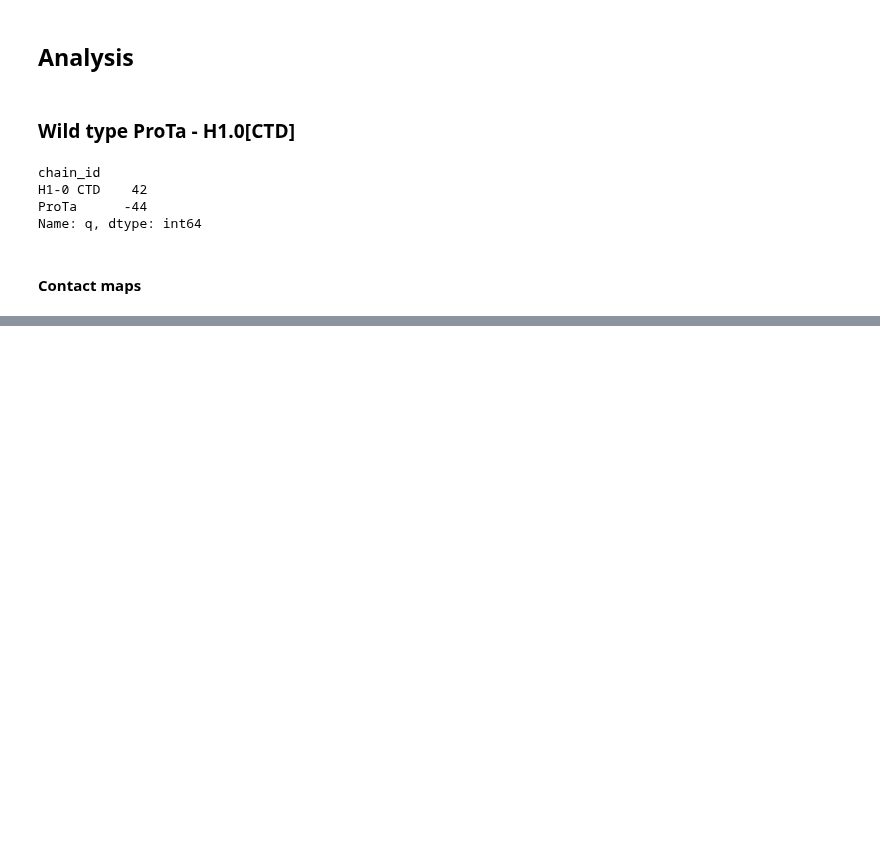
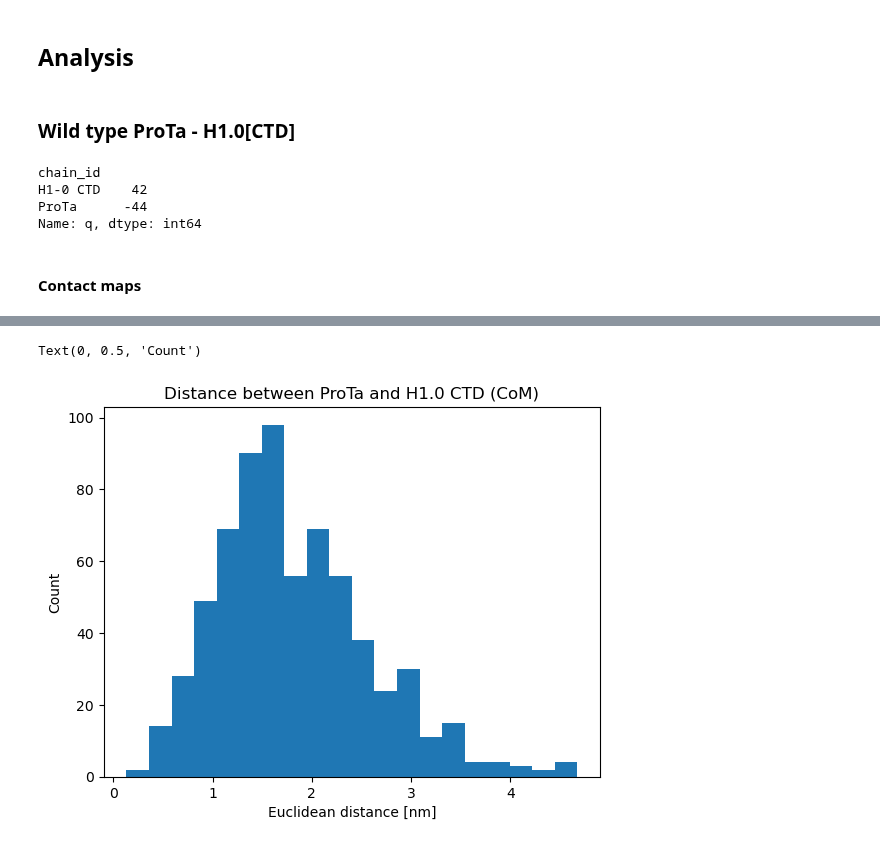
Before and after one commit to frederikespersen/OrthoIDP, a Jupyter notebook: exp/prota_h1-0/prota_h1-0.ipynb, the cells around one changed output, grey strips where cells are left out. Drawn from its saved outputs; the diff is of its cells as text; code cells hidden in the pictures; blank space fills up the shorter version.

```diff
--- a/exp/prota_h1-0/prota_h1-0.ipynb
+++ b/exp/prota_h1-0/prota_h1-0.ipynb
@@ -218,0 +263,9 @@ plt.colorbar(label="Distance [nm]")
+# %%
+# Plotting COM difference over time
+plt.hist(com_diff, bins=20)
+plt.title("Distance between ProTa and H1.0 CTD (CoM)")
+plt.xlabel("Euclidean distance [nm]")
+plt.ylabel("Count")
+# %% [output]
+Text(0, 0.5, 'Count')
+[figure, added]
```
Also changed, not shown: parts of 19 cells of this notebook.
